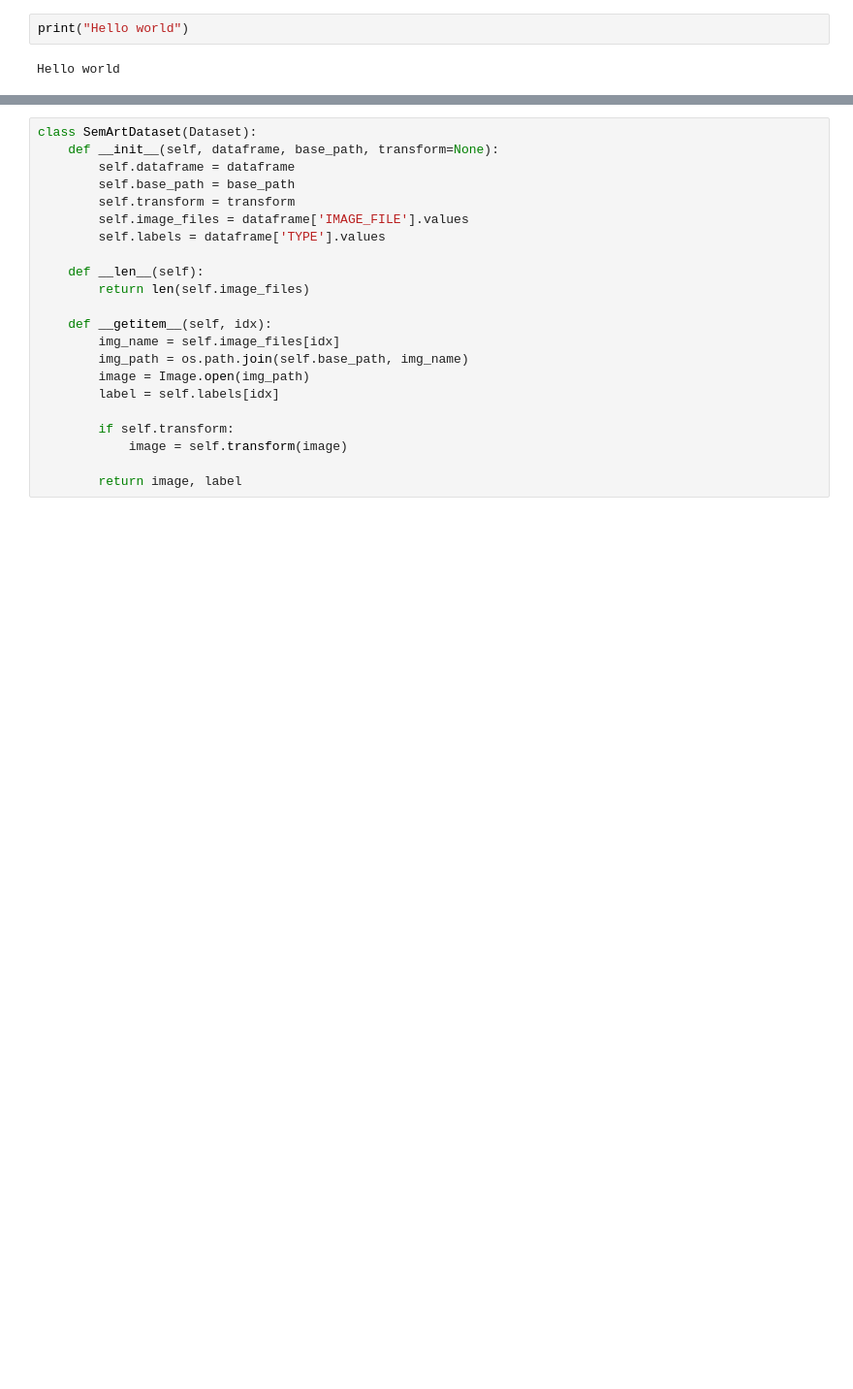
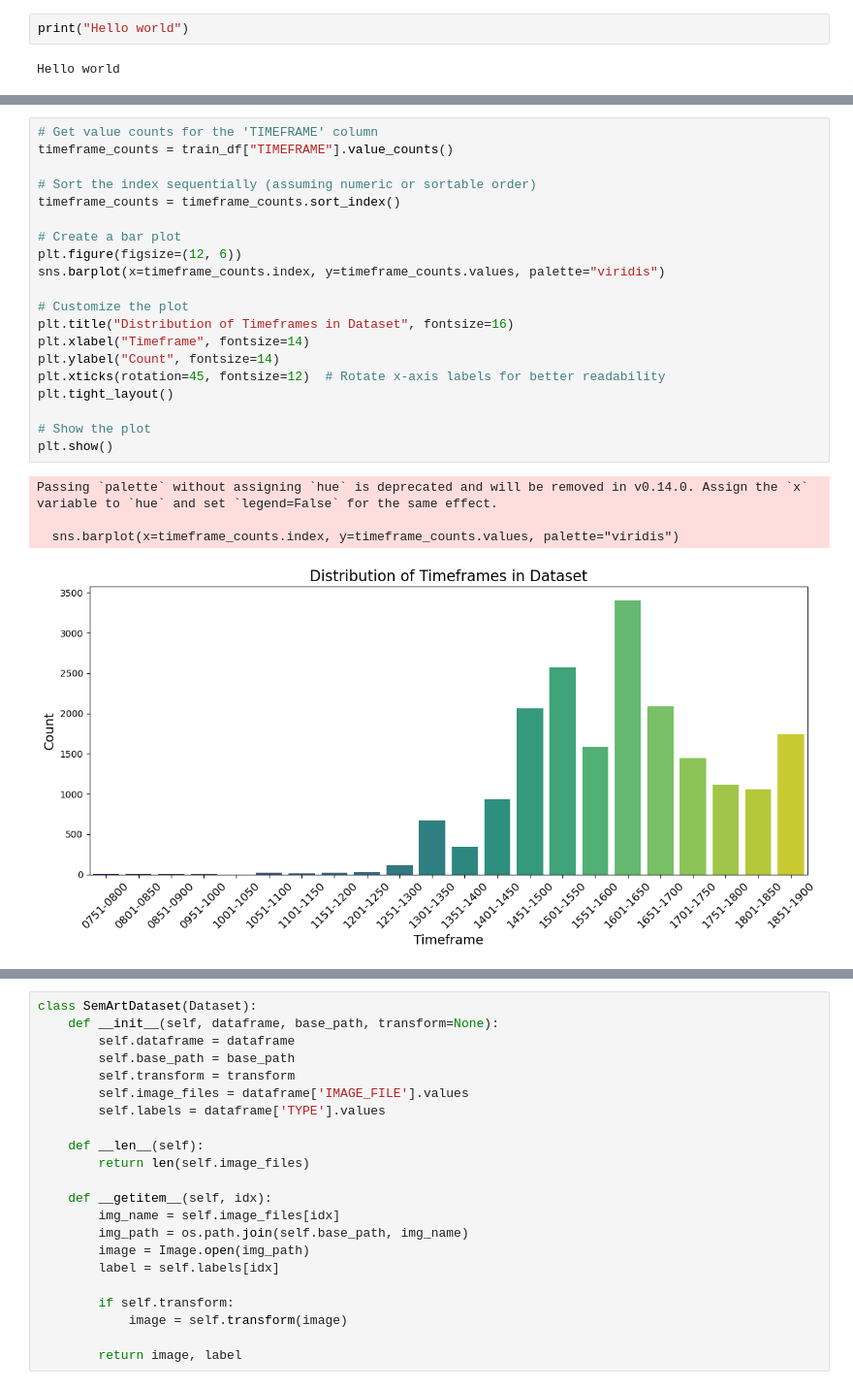
Before and after one commit to MaartenH327/groupassignment-AppliedAI, a Jupyter notebook: Basics.ipynb, the cells around one changed output, grey strips where cells are left out. Shown at 97% size. Drawn from its saved outputs; the diff is of its cells as text; blank space fills up the shorter version.

```diff
--- a/Basics.ipynb
+++ b/Basics.ipynb
@@ -25,0 +63,25 @@ Download the datasets
+# %%
+# Get value counts for the 'TIMEFRAME' column
+timeframe_counts = train_df["TIMEFRAME"].value_counts()
+
+# Sort the index sequentially (assuming numeric or sortable order)
+timeframe_counts = timeframe_counts.sort_index()
+
+# Create a bar plot
+plt.figure(figsize=(12, 6))
+sns.barplot(x=timeframe_counts.index, y=timeframe_counts.values, palette="viridis")
+
+# Customize the plot
+plt.title("Distribution of Timeframes in Dataset", fontsize=16)
+plt.xlabel("Timeframe", fontsize=14)
+plt.ylabel("Count", fontsize=14)
+plt.xticks(rotation=45, fontsize=12)  # Rotate x-axis labels for better readability
+plt.tight_layout()
+
+# Show the plot
+plt.show()
+# %% [output]
+Passing `palette` without assigning `hue` is deprecated and will be removed in v0.14.0. Assign the `x` variable to `hue` and set `legend=False` for the same effect.
+
+  sns.barplot(x=timeframe_counts.index, y=timeframe_counts.values, palette="viridis")
+[figure, added]
```
Also changed, not shown: parts of 17 cells of this notebook.
